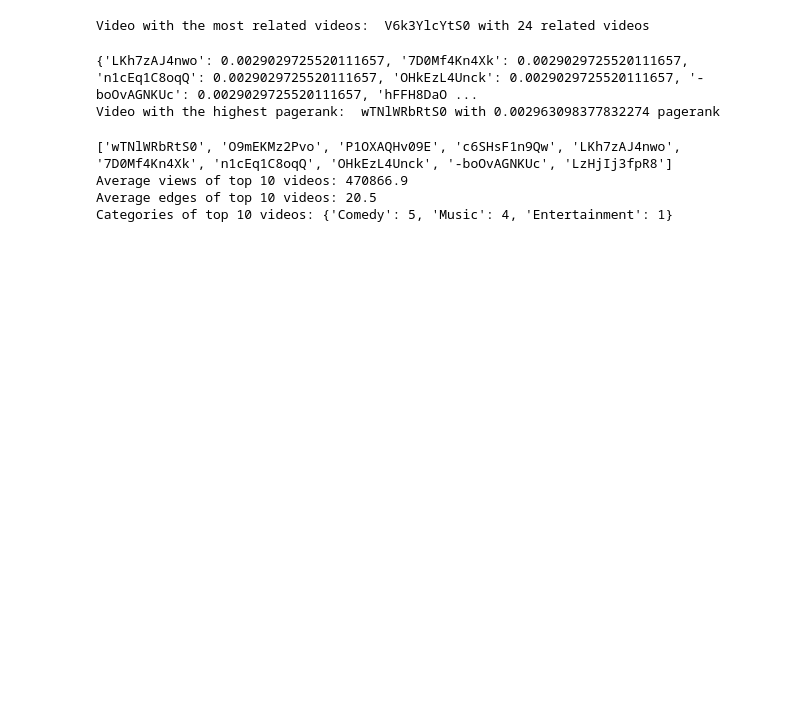
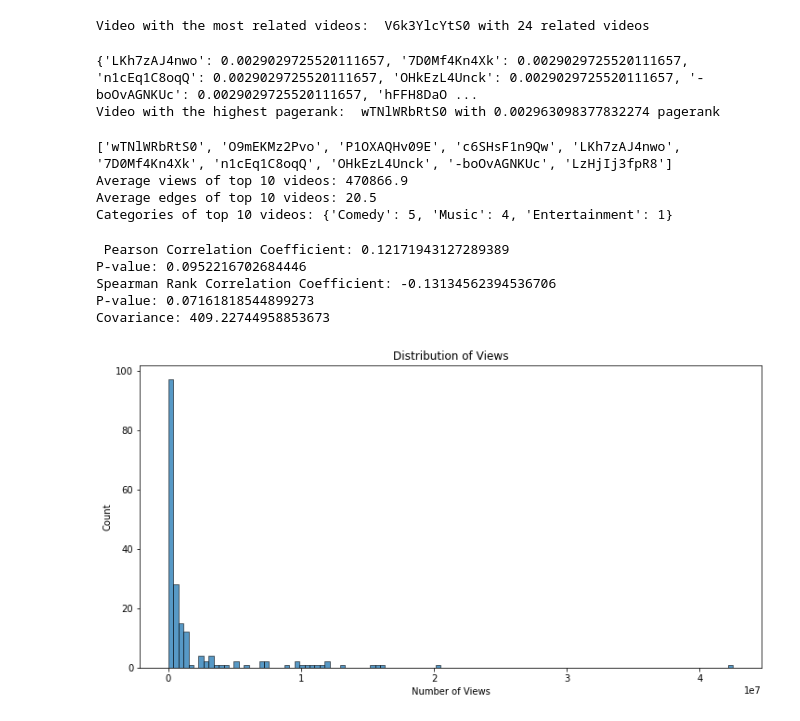
Before and after one commit to davidhfrost/csds234, a Jupyter notebook: data_loader.ipynb, the cells around one changed output. Drawn from its saved outputs; the diff is of its cells as text; code cells hidden in the pictures; blank space fills up the shorter version.

Commit message:
adding analysis between pagerank and views. Some additonal auxillary analysis as well.

```diff
--- a/data_loader.ipynb
+++ b/data_loader.ipynb
@@ -121,0 +121,41 @@ Categories of top 10 videos: {'Comedy': 5, 'Music': 4, 'Entertainment': 1}
+# %%
+
+import numpy as np
+import scipy.stats
+import seaborn as sns
+
+# Relationship between pagerank and views
+#correlation analysis
+common_video_ids = set(pagerank.keys()) & set(df[0].values)
+pagerank_values = np.array([pagerank[video] for video in common_video_ids])
+views_values = np.array([df[df[0] == video][5].values[0] for video in common_video_ids])
+# Calculate the correlation coefficient and p-value
+corr_coeff, p_value = scipy.stats.pearsonr(pagerank_values, views_values)
+
+#get pearson correlation
+print(" Pearson Correlation Coefficient:", corr_coeff)
+print("P-value:", p_value)
+
+# Calculate the correlation coefficient and p-value for spearman
+spearman_coefficient, spearman_p_value = scipy.stats.spearmanr(pagerank_values, views_values)
+print("Spearman Rank Correlation Coefficient:", spearman_coefficient)
+print("P-value:", spearman_p_value)
+
+#show covariance of relationship
+cov_matrix = np.cov(pagerank_values, views_values)
+covariance = cov_matrix[0, 1]
+print("Covariance:", covariance)
+
+#plot the distribution
+plt.figure(figsize=(12, 6))
+sns.histplot(df[5])
+plt.title('Distribution of Views')
+plt.xlabel('Number of Views')
+plt.show()
+# %% [output]
+ Pearson Correlation Coefficient: 0.12171943127289389
+P-value: 0.0952216702684446
+Spearman Rank Correlation Coefficient: -0.13134562394536706
+P-value: 0.07161818544899273
+Covariance: 409.22744958853673
+[figure, added]
```
Also changed, not shown: parts of 5 cells of this notebook.
